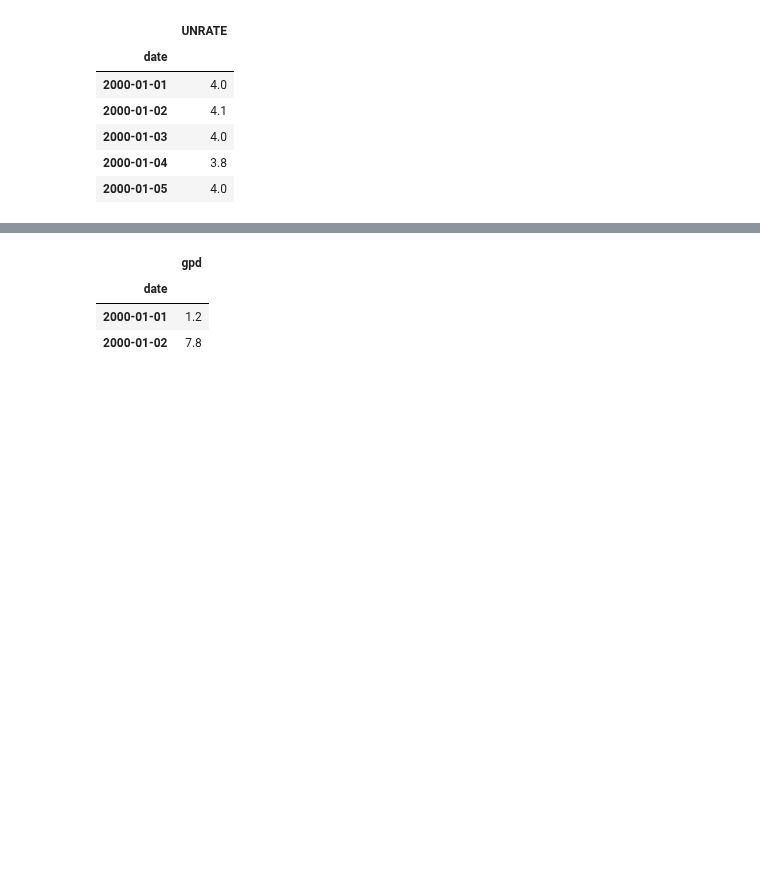
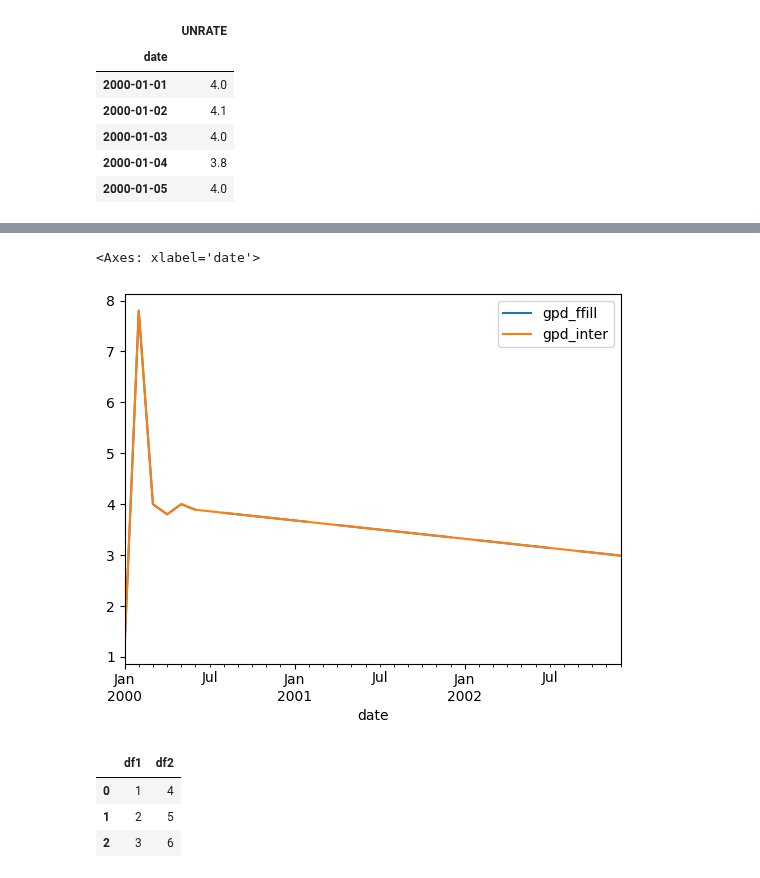
Before and after one commit to KeenGWatanabe/python, a Jupyter notebook: DateTime.ipynb, the cells around one changed output, grey strips where cells are left out. Saved outputs shown, nothing was run; the diff lists cells and outputs as text; code cells hidden in the pictures; blank space fills up the shorter version.

Commit message:
resample()

```diff
--- a/DateTime.ipynb
+++ b/DateTime.ipynb
@@ -1058,12 +1058,28 @@ AttributeError: 'DatetimeIndexResampler' object has no attribute 'equal'
 # %%
 import pandas as pd
+import matplotlib.pyplot as plt
 
 # Import data here
 gdp = pd.read_csv('gpd.csv', parse_dates=['date'], index_col='date')
 #gdp.info()
 gdp.head(2)
+#distingauish the label with add_suffix
+gdp_1 = gdp.resample('MS').ffill().add_suffix('_ffill') #fill forward missing
+gdp_2 = gdp.resample('MS').interpolate().add_suffix('_inter') #find points on straight line between data
+
+pd.concat([gdp_1, gdp_2], axis=1).loc['2000':].plot()
 # %% [output]
-|  | gpd |
-| date |  |
-| 2000-01-01 | 1.2 |
-| 2000-01-02 | 7.8 |
+<Axes: xlabel='date'>
+[figure, added]
+# %%
+#concatenate 2 df
+df1 = pd.DataFrame([1,2,3], columns=['df1'])
+df2 = pd.DataFrame([4,5,6], columns=['df2'])
+
+#pd.concat([df1,df2]) #default concat stacks the 2 df
+pd.concat([df1, df2], axis=1) #axis=1 concat horizontally
+# %% [output]
+|  | df1 | df2 |
+| 0 | 1 | 4 |
+| 1 | 2 | 5 |
+| 2 | 3 | 6 |
```
Also changed, not shown: parts of 2 cells of this notebook, 2 other files.
